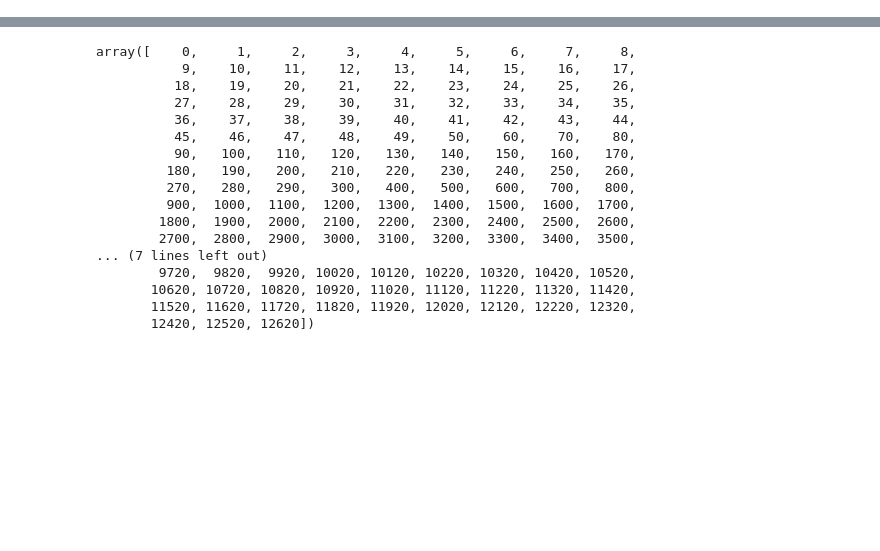
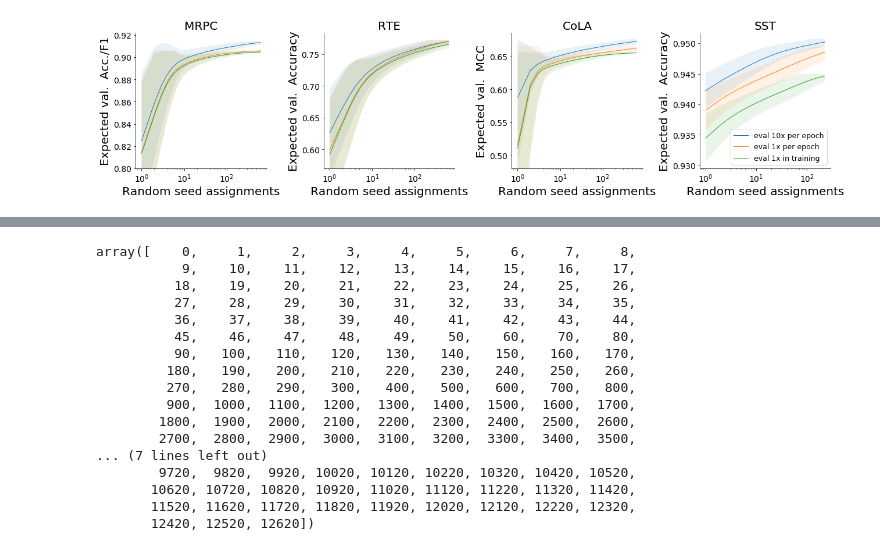
Before and after one commit to dodgejesse/bert_on_stilts, a Jupyter notebook: notebooks/data_vis.ipynb, the cells around one changed output, grey strips where cells are left out. Drawn from its saved outputs; the diff is of its cells as text; code cells hidden in the pictures; blank space fills up the shorter version.

```diff
--- a/notebooks/data_vis.ipynb
+++ b/notebooks/data_vis.ipynb
@@ -24,0 +299,38 @@ perf = {
+# %%
+# Expected validation curves
+fontsize=20
+f, axs = plt.subplots(1, len(tasks), figsize=(12*1.5, 3*1.5))
+for idx,(task, ax) in enumerate(zip(tasks, axs)):
+    ax.set_title(names[task], fontsize=fontsize)
+    ax.set_ylabel("Expected val.  " + perf_pretty[task], fontsize=fontsize)
+    ax.set_xlabel("Random seed assignments",fontsize=fontsize)
+    ax.set_xscale('log')
+
+    left, right = 1000, -1000
+    for eval_every in intervals:
+        vals = get_values(task, eval_every=eval_every)
+        smax = samplemax(vals)
+        means = smax['mean']; vars = smax['var']; max_acc = smax['max']; min_acc = smax['min']
+        x_axis = [i+1 for i in range(len(means))]
+        minus_vars = [x - y if (x - y) >= min_acc else min_acc for x,y in zip(means, vars)]
+        plus_vars = [x + y if (x + y) <= max_acc else max_acc for x,y in zip(means, vars)]
+        ax.fill_between(x_axis, minus_vars, plus_vars, alpha=0.1)
+        if eval_every == 1: label = 'eval 10x per epoch'
+        elif eval_every == 10: label = 'eval 1x per epoch'
+        else: label = 'eval 1x in training'
+        ax.plot(x_axis, means, linestyle="-", linewidth=1, label=label)
+        ax.tick_params(labelsize=14)
+        c_left, c_right = ax.get_xlim()
+        left = min(left, c_left); right = max(right, c_right)
+        if task == 'cola': ax.set_ylim(.48, ax.get_ylim()[1])
+        if task == 'mrpc': ax.set_ylim(.8, ax.get_ylim()[1])
+        if task == 'rte': ax.set_ylim(.57, ax.get_ylim()[1])
+    ax.set_xlim((left, right))
+#     if idx == 3: ax.set_ylim(0.93, .952)
+    plt.locator_params(axis='y', nbins=6)
+    plt.tight_layout()
+plt.legend(loc='lower right', fontsize=12.5)
+filename = '/home/ilharco/Desktop/data/expected_validation'
+plt.savefig(filename + '.pdf', bbox_inches='tight', format='pdf')
+# %% [output]
+[figure, added]
```
Also changed, not shown: parts of 40 cells of this notebook, 2 other files.
